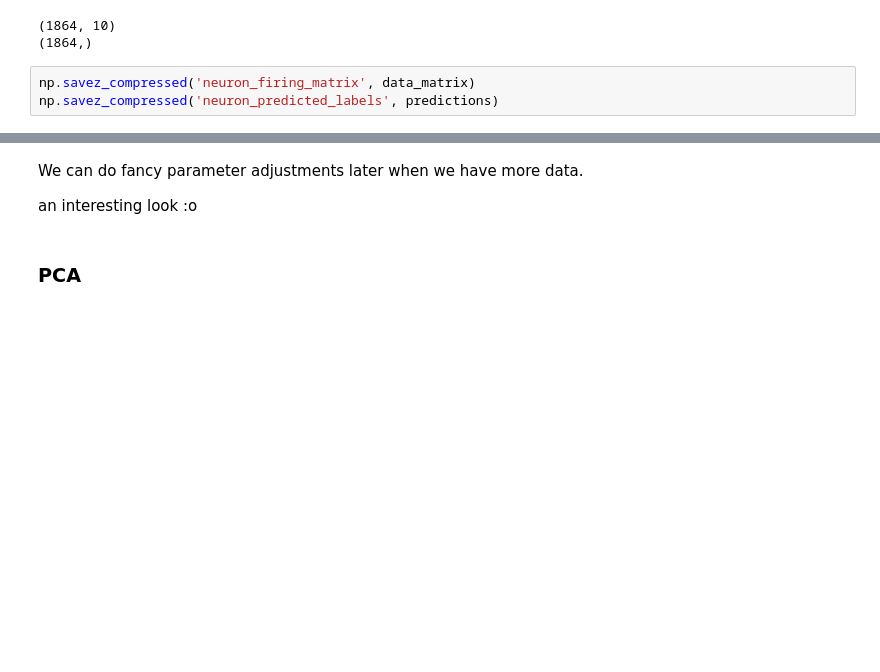
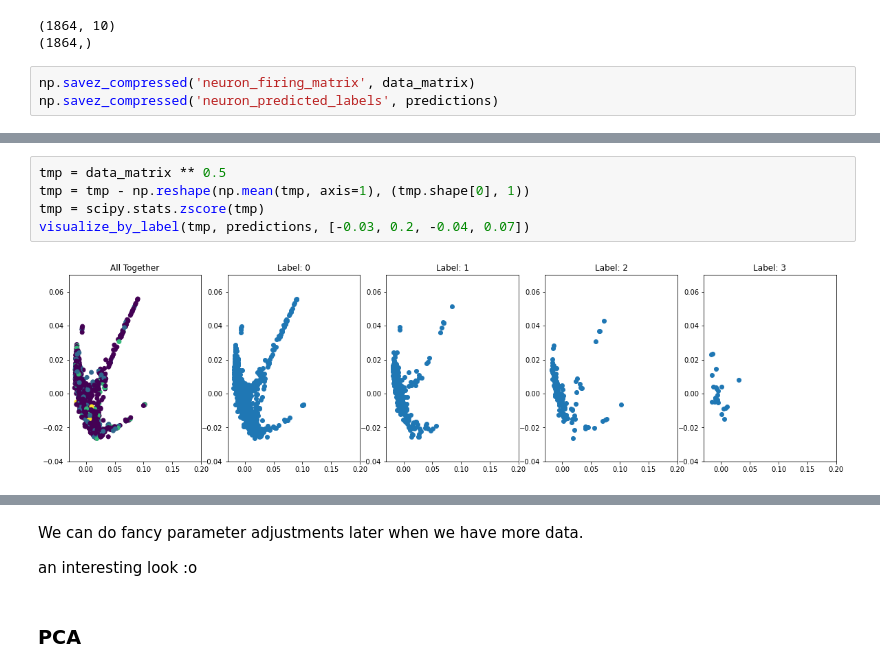
Before and after one commit to anniegao2007/neuron-clustering, a Jupyter notebook: code.ipynb, the cells around one changed output, grey strips where cells are left out. Cells and saved outputs as stored; diff of their text form; blank space fills up the shorter version.

```diff
--- a/code.ipynb
+++ b/code.ipynb
@@ -109,0 +145,7 @@ plt.show()
+# %%
+tmp = data_matrix ** 0.5
+tmp = tmp - np.reshape(np.mean(tmp, axis=1), (tmp.shape[0], 1))
+tmp = scipy.stats.zscore(tmp)
+visualize_by_label(tmp, predictions, [-0.03, 0.2, -0.04, 0.07])
+# %% [output]
+[figure, added]
```
Also changed, not shown: parts of 15 cells of this notebook.
